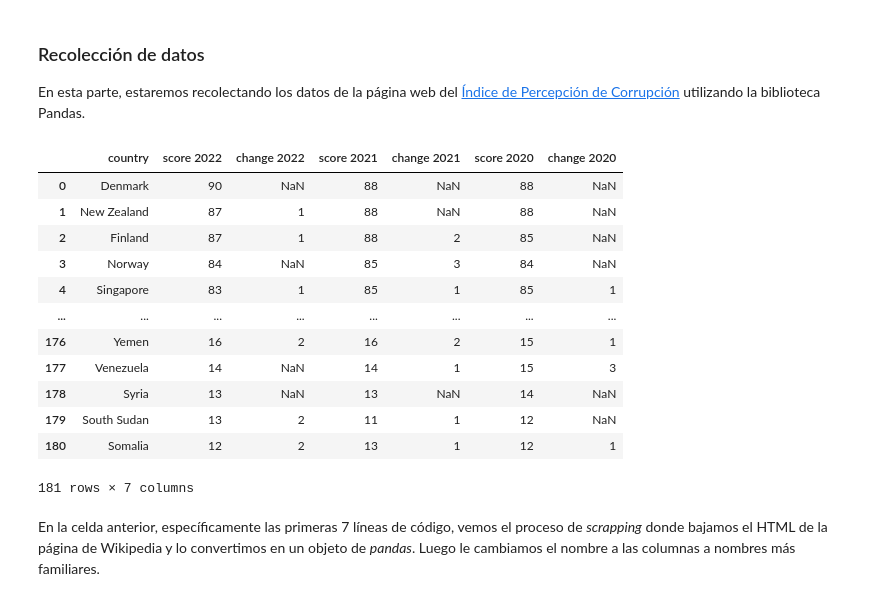
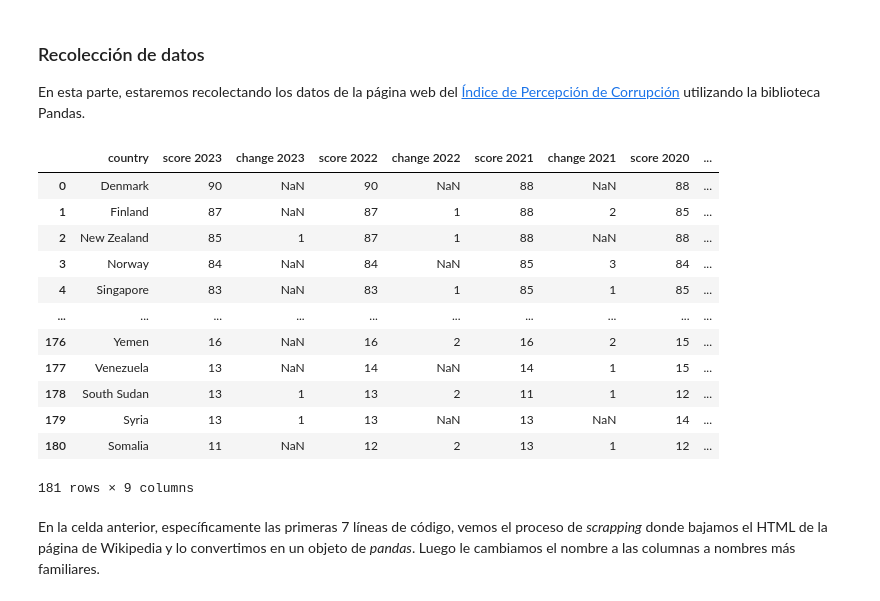
Before and after one commit to ouslan/estadisticas, a Jupyter notebook: clase.ipynb, the cells around one changed output. Cells and saved outputs as stored; diff of their text form; code cells hidden in the pictures.

```diff
--- a/clase.ipynb
+++ b/clase.ipynb
@@ -69,60 +69,60 @@ En esta parte, estaremos recolectando los datos de la página web del [Índice d
 # Parte de web scraping
 url = 'https://en.wikipedia.org/wiki/corruption_Perceptions_Index'
 html = requests.get(url).content
-# Recoleccion de datos de cpi paa 2020-2022
-df_list = pd.read_html(html,match='2022')
+# Recoleccion de datos de cpi paa 2020-2023
+df_list = pd.read_html(html, match='2023')
 df_2022 = df_list[-1]
 df_2022.drop(columns=df_2022.columns[0], axis=1, inplace=True)
 
 # Repiticion de web scraping para los demas años
 # Recoleccion de datos de cpi paa 2010-2019
-df_list = pd.read_html(html,match='2014')
+df_list = pd.read_html(html, match='2014')
 df_2019 = df_list[-1]
 df_2019.drop(columns=df_2019.columns[0], axis=1, inplace=True)
 
 # Recoleccion de datos de cpi paa 2000-2009
-df_list = pd.read_html(html,match='2009')
+df_list = pd.read_html(html, match='2009')
 df_2009 = df_list[-1]
 df_2009.drop(columns=df_2009.columns[0], axis=1, inplace=True)
 
 # Recoleccion de datos de cpi paa 1995-1999
-df_list = pd.read_html(html,match='1995')
+df_list = pd.read_html(html, match='1995')
 df_1999 = df_list[-1]
 df_1999.drop(columns=df_1999.columns[0], axis=1, inplace=True)
 
 # Cambio de nombre de columnas
-df_2022.columns = ['country', 'score 2022','change 2022','score 2021','change 2021','score 2020','change 2020']
+df_2022.columns = ['country', 'score 2023','change 2023','score 2022','change 2022','score 2021','change 2021','score 2020','change 2020']
 df_2022.drop_duplicates(subset='country', keep='first', inplace=True)
 
 df_2019.columns = ['country', 'score 2019','change 2019','score 2018','change 2018','score 2017','change 2017',
                    'score 2016','change 2016','score 2015','change 2015','score 2014','change 2014','score 2013',
                    'change 2013','score 2012','change 2012','score 2011','change 2011','score 2010','change 2010']
 df_2019.drop_duplicates(subset='country', keep='first', inplace=True)
 
 df_2009.columns = ['country', 'score 2009','change 2009','score 2008','change 2008','score 2007','change 2007',
                    'score 2006','change 2006','score 2005','change 2005','score 2004','change 2004','score 2003',
                    'change 2003','score 2002','change 2002','score 2001','change 2001','score 2000','change 2000']
 df_2009.drop_duplicates(subset='country', keep='first', inplace=True)
 
 df_1999.columns = ['country', 'score 1999','change 1999','score 1998','change 1998','score 1997','change 1997',
                    'score 1996','change 1996','score 1995']
 df_1999.drop_duplicates(subset='country', keep='first', inplace=True)
 
 df_2022
 # %% [output]
-|  | country | score 2022 | change 2022 | score 2021 | change 2021 | score 2020 | change 2020 |
-| 0 | Denmark | 90 | NaN | 88 | NaN | 88 | NaN |
-| 1 | New Zealand | 87 | 1 | 88 | NaN | 88 | NaN |
-| 2 | Finland | 87 | 1 | 88 | 2 | 85 | NaN |
-| 3 | Norway | 84 | NaN | 85 | 3 | 84 | NaN |
-| 4 | Singapore | 83 | 1 | 85 | 1 | 85 | 1 |
-| ... | ... | ... | ... | ... | ... | ... | ... |
-| 176 | Yemen | 16 | 2 | 16 | 2 | 15 | 1 |
-| 177 | Venezuela | 14 | NaN | 14 | 1 | 15 | 3 |
-| 178 | Syria | 13 | NaN | 13 | NaN | 14 | NaN |
-| 179 | South Sudan | 13 | 2 | 11 | 1 | 12 | NaN |
-| 180 | Somalia | 12 | 2 | 13 | 1 | 12 | 1 |
+|  | country | score 2023 | change 2023 | score 2022 | change 2022 | score 2021 | change 2021 | score 2020 | ... |
+| 0 | Denmark | 90 | NaN | 90 | NaN | 88 | NaN | 88 | ... |
+| 1 | Finland | 87 | NaN | 87 | 1 | 88 | 2 | 85 | ... |
+| 2 | New Zealand | 85 | 1 | 87 | 1 | 88 | NaN | 88 | ... |
+| 3 | Norway | 84 | NaN | 84 | NaN | 85 | 3 | 84 | ... |
+| 4 | Singapore | 83 | NaN | 83 | 1 | 85 | 1 | 85 | ... |
+| ... | ... | ... | ... | ... | ... | ... | ... | ... | ... |
+| 176 | Yemen | 16 | NaN | 16 | 2 | 16 | 2 | 15 | ... |
+| 177 | Venezuela | 13 | NaN | 14 | NaN | 14 | 1 | 15 | ... |
+| 178 | South Sudan | 13 | 1 | 13 | 2 | 11 | 1 | 12 | ... |
+| 179 | Syria | 13 | 1 | 13 | NaN | 13 | NaN | 14 | ... |
+| 180 | Somalia | 11 | NaN | 12 | 2 | 13 | 1 | 12 | ... |
-181 rows × 7 columns
+181 rows × 9 columns
 # %% [markdown]
 En la celda anterior, específicamente las primeras 7 líneas de código, vemos el proceso de *scrapping* donde bajamos el HTML de la página de Wikipedia y lo convertimos en un objeto de *pandas*. Luego le cambiamos el nombre a las columnas a nombres más familiares.
 # %% [markdown]
```
Also changed, not shown: parts of 7 cells of this notebook.
